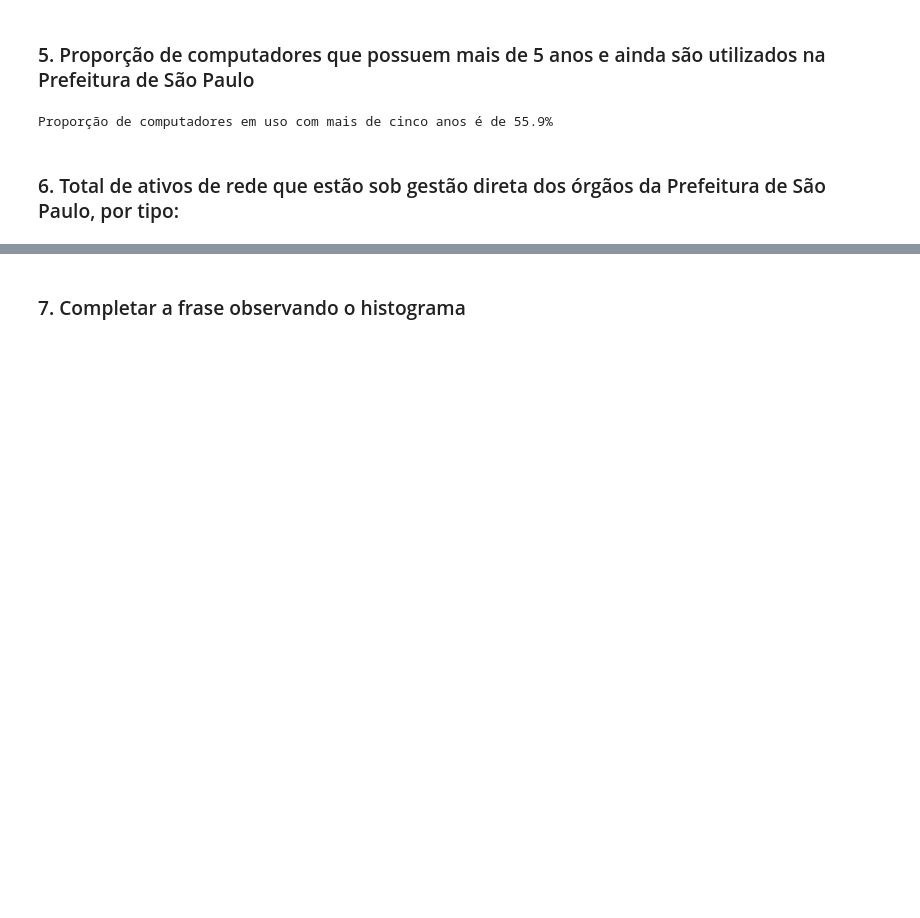
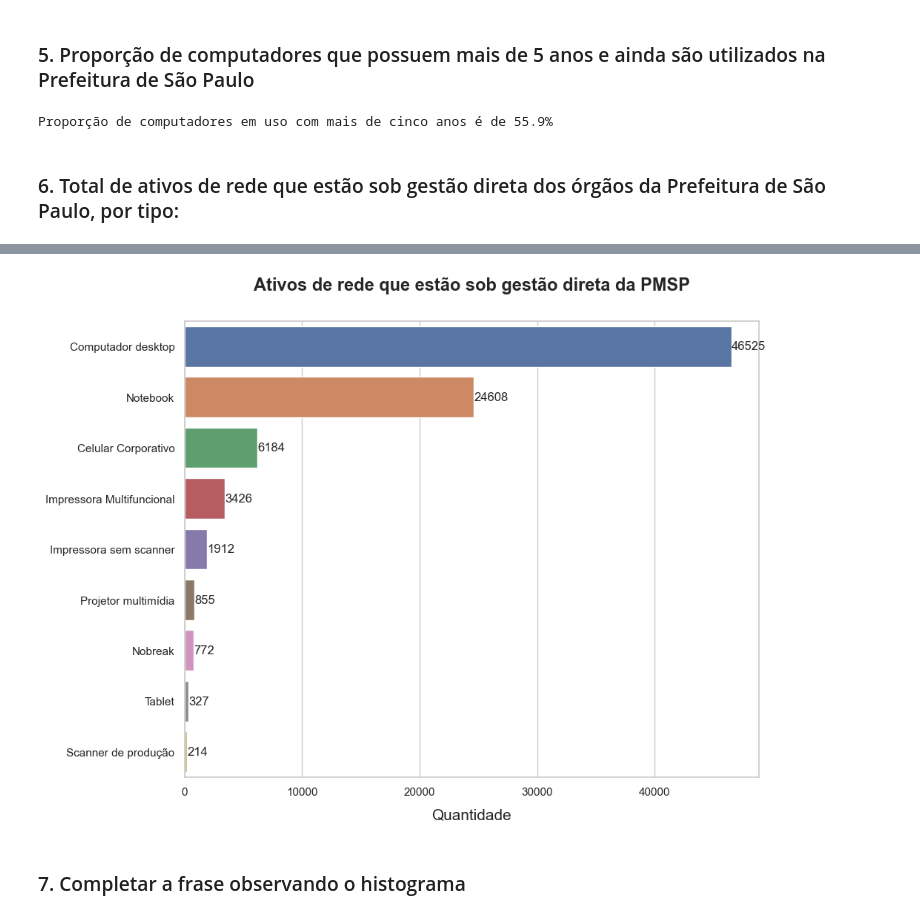
Before and after one commit to ihaveonesun/s_analysis_2K24, a Jupyter notebook: data_analysis.ipynb, the cells around one changed output, grey strips where cells are left out. Saved outputs shown, nothing was run; the diff lists cells and outputs as text; code cells hidden in the pictures; blank space fills up the shorter version.

Commit message:
feat: code and visual adjustments for some answears

```diff
--- a/data_analysis.ipynb
+++ b/data_analysis.ipynb
@@ -114,3 +112,16 @@ plt.show()
+# %%
+sns.set_theme(style="whitegrid")
+
+plt.figure(figsize=(10, 8))
+ax = sns.barplot(x=ativos_rede_df['Qtde.'], y=ativos_rede_df.Equipamento)
+ax.set_xlabel('Quantidade', fontsize=15, labelpad=10)
+ax.set_ylabel(None)
+ax.set_title('Ativos de rede que estão sob gestão direta da PMSP', fontsize=17, fontweight='bold', pad=30)
+for i in ax.containers:
+    ax.bar_label(i)
+plt.show()
+# %% [output]
+[figure, added]
 # %% [markdown]
 ### 7. Completar a frase observando o histograma
 # %% [markdown]
```
Also changed, not shown: parts of 14 cells of this notebook.
